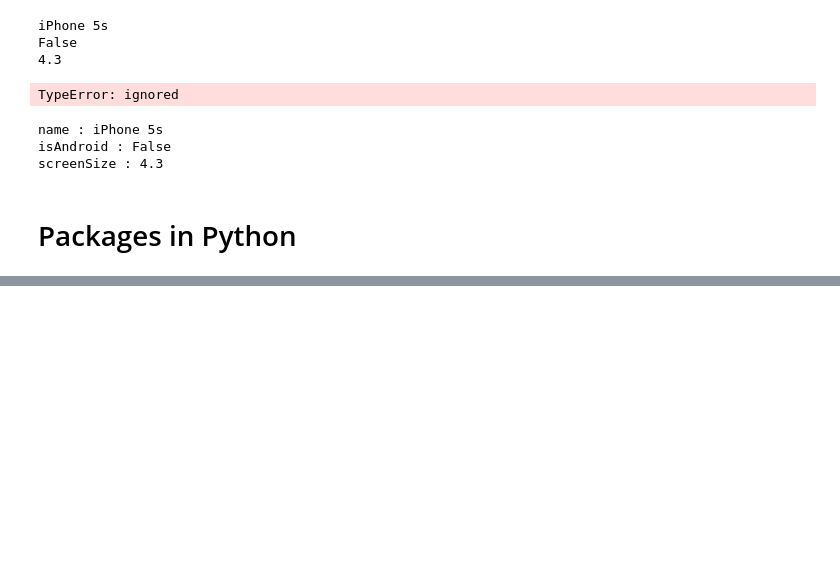
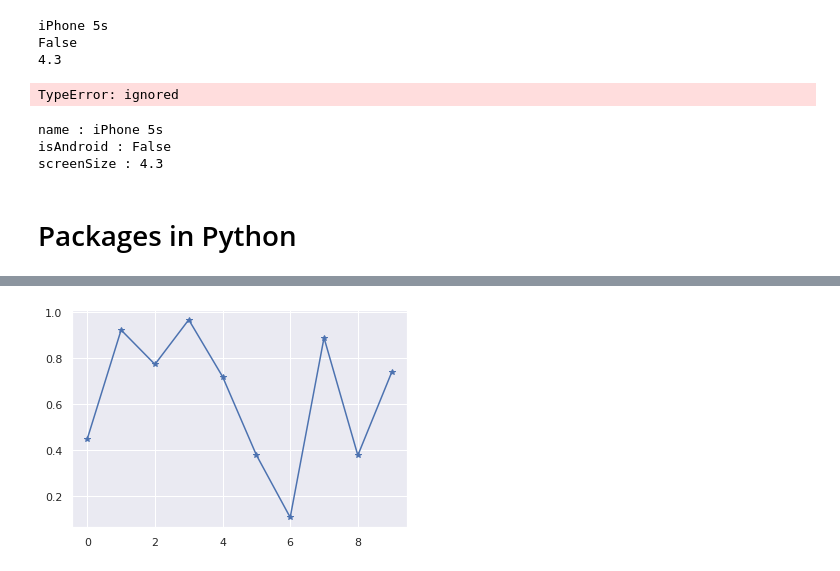
Before and after one commit to Tarun2901/GUVIDLCourse, a Jupyter notebook: PythonIntro.ipynb, the cells around one changed output, grey strips where cells are left out. Drawn from its saved outputs; the diff is of its cells as text; code cells hidden in the pictures; blank space fills up the shorter version.

```diff
--- a/PythonIntro.ipynb
+++ b/PythonIntro.ipynb
@@ -350,0 +731,3 @@ screenSize : 4.3
+# %%
+X = np.random.random((10,1))
+print(X)
@@ -350,0 +745,5 @@ screenSize : 4.3
+# %%
+plt.plot(X,'*-')
+plt.show()
+# %% [output]
+[figure, added]
```
Also changed, not shown: parts of 108 cells of this notebook.
